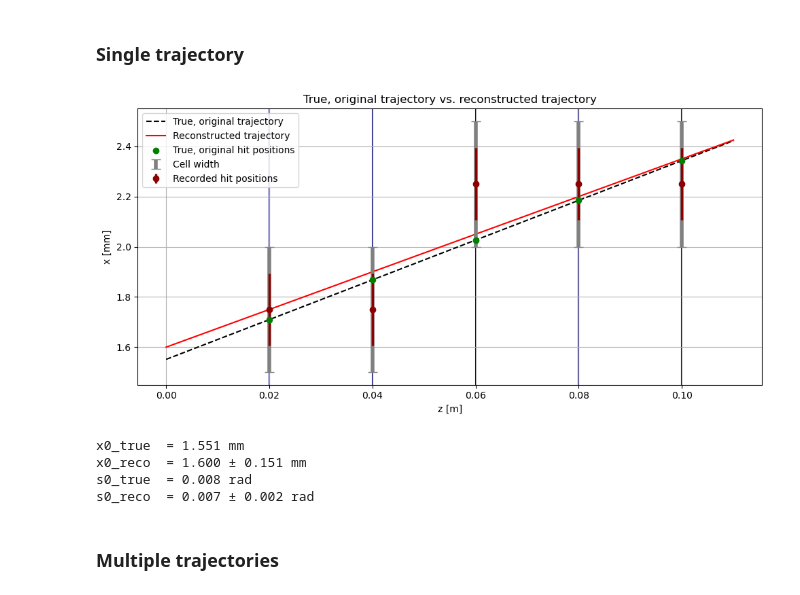
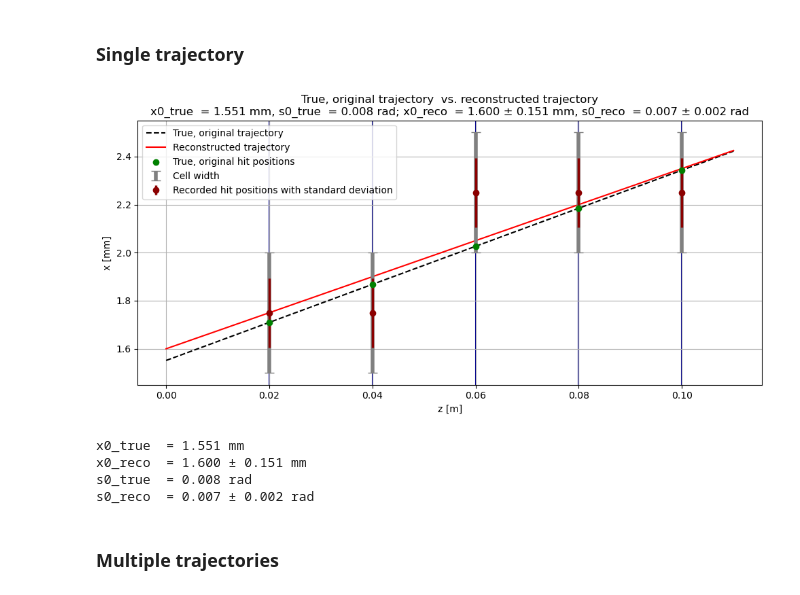
Before and after one commit to manueltuor/DAII, a Jupyter notebook: Momentum_Resolution_full_project_extended.ipynb, the cells around one changed output. Saved outputs shown, nothing was run; the diff lists cells and outputs as text; code cells hidden in the pictures.

```diff
--- a/Momentum_Resolution_full_project_extended.ipynb
+++ b/Momentum_Resolution_full_project_extended.ipynb
@@ -122,37 +122,37 @@ np.random.seed(14)
 
 s0_true, s0_reco, std_s0_reco, slope_true, slope_reco, std_slope_reco, x0_true, x0_reco, std_x0_reco, z_positions, x_positions, cells_hit_middle, std_hit = single_trajectory()
 
 # Plotting
 grid = np.linspace(0, z_positions[-1] + delta_z/2, num = 1001)
 true_traj_z = trajectory_fun(grid, x0_true, s0_true)  # Using the angle, because this was how the task was given
 reco_traj_z = trajectory_fun_linear(grid, x0_reco, slope_reco) # Using the slope, because this was how we fitted
 
 plt.figure(figsize=(10,5))
 for z in z_positions:
     plt.axvline(x=z, color="darkblue", linestyle='-', linewidth=1.5, zorder=0) # Detector planes
 # I multiplied everything by thousand such that the y-axis has millimetre values
 plt.plot(grid, 1000*true_traj_z, "k--", label = "True, original trajectory")
 plt.plot(grid, 1000*reco_traj_z, "r-", label = "Reconstructed trajectory")
 plt.scatter(z_positions, 1000*x_positions, color = "g", label = "True, original hit positions", zorder = 3)
 plt.errorbar(z_positions, 1000*cells_hit_middle, yerr = 1000*cell_width/2, fmt='none', color='grey', elinewidth=4, capsize=5, label="Cell width")
-plt.errorbar(z_positions, 1000*cells_hit_middle, yerr = 1000*std_hit, fmt = "o", color = "darkred", linewidth = 2.5, label = "Recorded hit positions")
+plt.errorbar(z_positions, 1000*cells_hit_middle, yerr = 1000*std_hit, fmt = "o", color = "darkred", linewidth = 2.5, label = "Recorded hit positions with standard deviation")
 
 plt.xlabel("z [m]")
 plt.ylabel("x [mm]")
 plt.grid()
 plt.legend()
-plt.title("True, original trajectory vs. reconstructed trajectory")
+plt.title(f"True, original trajectory  vs. reconstructed trajectory\nx0_true  = {x0_true*1000:.3f} mm, s0_true  = {s0_true:.3f} rad; x0_reco  = {x0_reco*1000:.3f} ± {std_x0_reco*1000:.3f} mm, s0_reco  = {s0_reco:.3f} ± {std_s0_reco:.3f} rad")
 plt.tight_layout()
-# plt.savefig("Single trajectory")
+#plt.savefig("Single_trajectory")
 plt.show()
 
 
 print(f"x0_true  = {x0_true*1000:.3f} mm")
 print(f"x0_reco  = {x0_reco*1000:.3f} ± {std_x0_reco*1000:.3f} mm")
 print(f"s0_true  = {s0_true:.3f} rad")
 print(f"s0_reco  = {s0_reco:.3f} ± {std_s0_reco:.3f} rad")
 # %% [output]
-[figure, old version]
+[figure, new version]
 x0_true  = 1.551 mm
 x0_reco  = 1.600 ± 0.151 mm
 s0_true  = 0.008 rad
```
Also changed, not shown: parts of 1 cell of this notebook.
